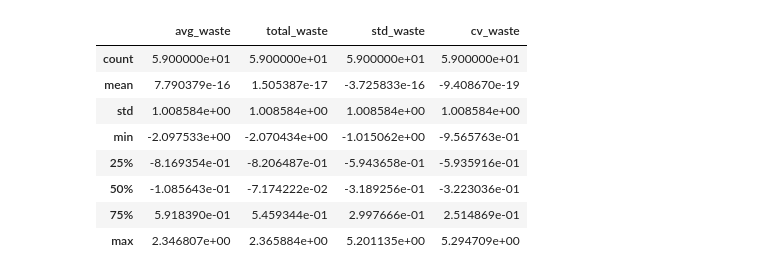
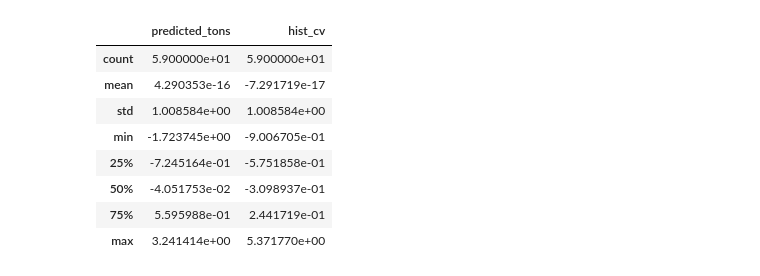
Before and after one commit to Saayan117-19/Waste-Management-Grid, a Jupyter notebook: notebooks/04_clustering_and_hotspots.ipynb, the cells around one changed output. Saved outputs shown, nothing was run; the diff lists cells and outputs as text; code cells hidden in the pictures.

```diff
--- a/notebooks/04_clustering_and_hotspots.ipynb
+++ b/notebooks/04_clustering_and_hotspots.ipynb
@@ -1,10 +4,14 @@
 # %%
+import os
+os.environ["OMP_NUM_THREADS"] = "1"  # suppresses KMeans memory-leak warning on Windows
+
 import pandas as pd
 import geopandas as gpd
 import numpy as np
 from pathlib import Path
 from sklearn.cluster import KMeans, DBSCAN
 from sklearn.preprocessing import StandardScaler
+from sklearn.metrics import silhouette_score
 import matplotlib.pyplot as plt
 
 %matplotlib inline
@@ -12,7 +19,14 @@ import matplotlib.pyplot as plt
 PROJECT_ROOT = Path(r"C:\Users\pande\OneDrive\Documents\Waste management grid")
 PROCESSED = PROJECT_ROOT / "data" / "processed"
 
-predictions = pd.read_parquet(PROCESSED / "predictions.parquet")
+# PREDICTED next-month waste (one row per district)
+forecast = pd.read_parquet(PROCESSED / "next_month_forecast.parquet")
+
+# HISTORICAL actual waste (full multi-year record) — used only for volatility features
+history = pd.read_parquet(PROCESSED / "features.parquet")
+
 districts_gdf = gpd.read_file(PROCESSED / "districts.geojson")
-print(predictions.shape)
+
+print("forecast (PREDICTED):", forecast.shape)
+print("history (HISTORICAL):", history.shape)
 # %% [output]
@@ -40,0 +54,14 @@ district_summary.head()
+# %%
+# HISTORICAL volatility stats per district
+hist_stats = history.groupby("BoroCd")["total_tons"].agg(
+    hist_avg="mean",
+    hist_std="std",
+).reset_index()
+hist_stats["hist_cv"] = hist_stats["hist_std"] / hist_stats["hist_avg"]
+
+# Merge PREDICTED waste with HISTORICAL volatility
+district_summary = forecast[["BoroCd", "predicted_tons"]].merge(hist_stats, on="BoroCd", how="left")
+
+print("district_summary shape:", district_summary.shape)  # should be (59, 5)
+print("predicted_tons = PREDICTED next month | hist_avg/hist_std/hist_cv = HISTORICAL")
+district_summary.sort_values("predicted_tons", ascending=False).head()
@@ -41,20 +77,20 @@ district_summary.head()
 # %%
-cluster_features = ["avg_waste", "total_waste", "std_waste", "cv_waste"]
+cluster_features = ["predicted_tons", "hist_cv"]  # PREDICTED level + HISTORICAL volatility
 
 scaler = StandardScaler()
 X_scaled = scaler.fit_transform(district_summary[cluster_features])
 
 X_scaled_df = pd.DataFrame(X_scaled, columns=cluster_features)
 X_scaled_df.describe()
 # %% [output]
-|  | avg_waste | total_waste | std_waste | cv_waste |
-| count | 5.900000e+01 | 5.900000e+01 | 5.900000e+01 | 5.900000e+01 |
-| mean | 7.790379e-16 | 1.505387e-17 | -3.725833e-16 | -9.408670e-19 |
-| std | 1.008584e+00 | 1.008584e+00 | 1.008584e+00 | 1.008584e+00 |
-| min | -2.097533e+00 | -2.070434e+00 | -1.015062e+00 | -9.565763e-01 |
-| 25% | -8.169354e-01 | -8.206487e-01 | -5.943658e-01 | -5.935916e-01 |
-| 50% | -1.085643e-01 | -7.174222e-02 | -3.189256e-01 | -3.223036e-01 |
-| 75% | 5.918390e-01 | 5.459344e-01 | 2.997666e-01 | 2.514869e-01 |
-| max | 2.346807e+00 | 2.365884e+00 | 5.201135e+00 | 5.294709e+00 |
+|  | predicted_tons | hist_cv |
+| count | 5.900000e+01 | 5.900000e+01 |
+| mean | 4.290353e-16 | -7.291719e-17 |
+| std | 1.008584e+00 | 1.008584e+00 |
+| min | -1.723745e+00 | -9.006705e-01 |
+| 25% | -7.245164e-01 | -5.751858e-01 |
+| 50% | -4.051753e-02 | -3.098937e-01 |
+| 75% | 5.595988e-01 | 2.441719e-01 |
+| max | 3.241414e+00 | 5.371770e+00 |
 # %%
 inertias = []
```
Also changed, not shown: parts of 21 cells of this notebook, 22 other files.
